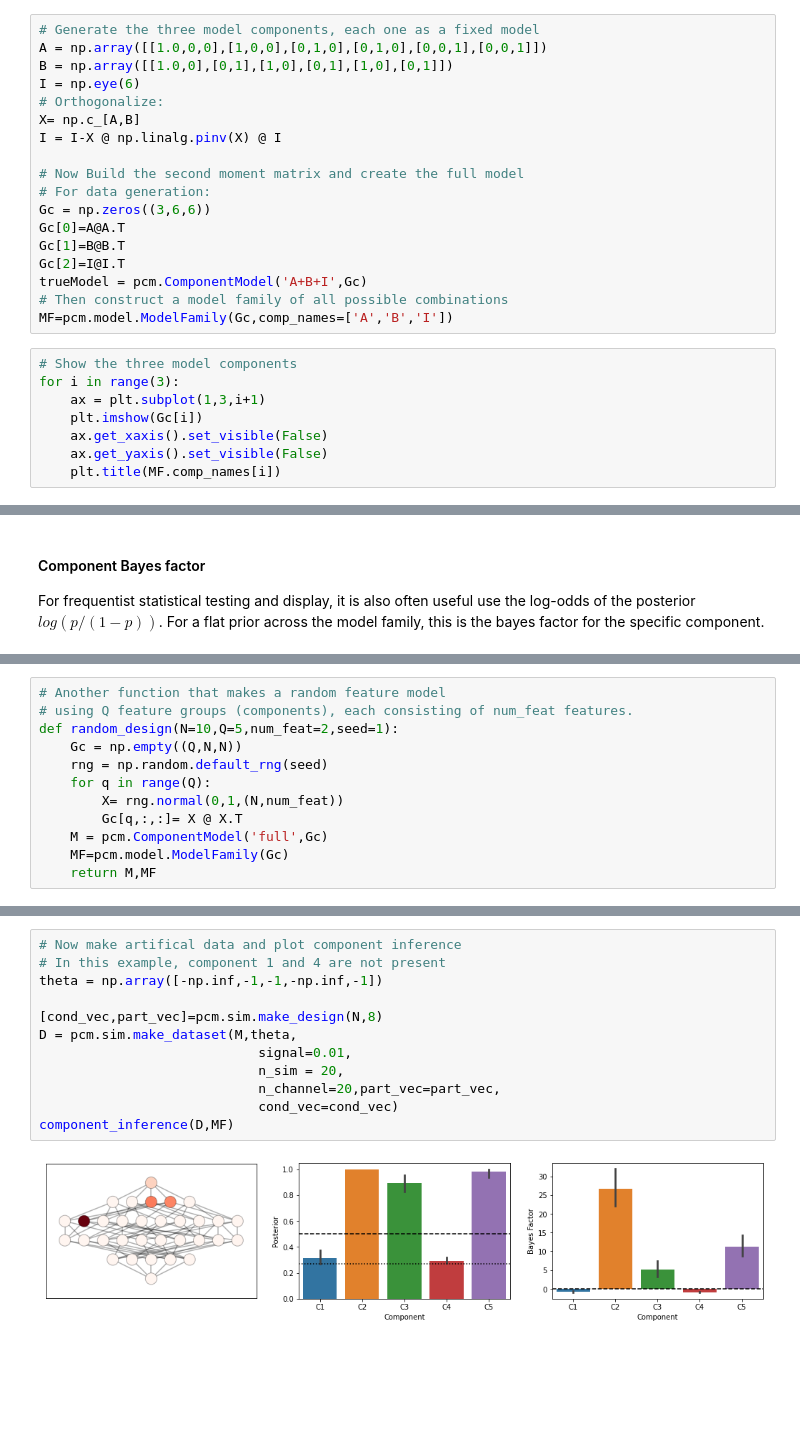
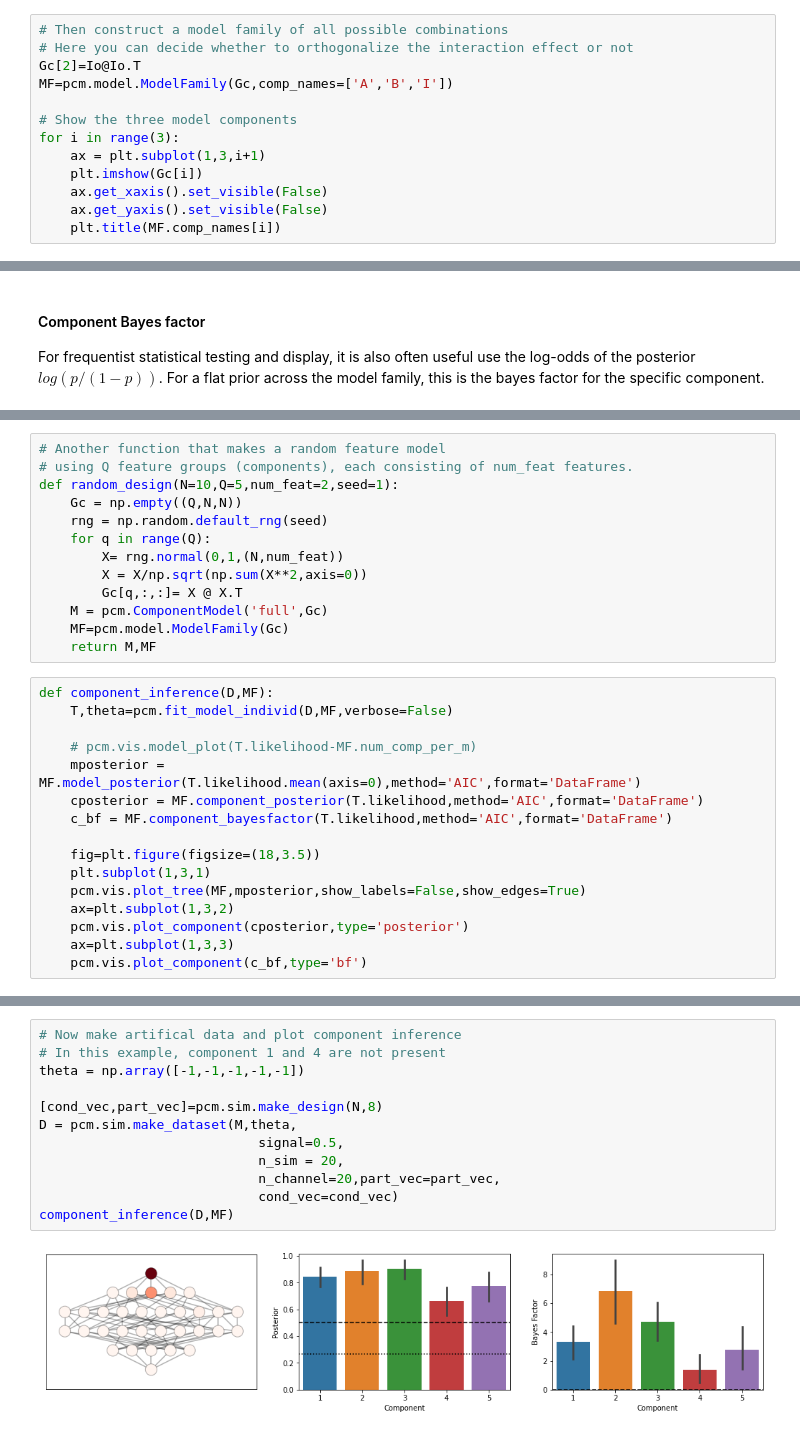
Before and after one commit to DiedrichsenLab/PcmPy, a Jupyter notebook: docs/demos/demo_modelfamily.ipynb, the cells around one changed output, grey strips where cells are left out. Drawn from its saved outputs; the diff is of its cells as text; blank space fills up the shorter version.

Commit message:
Model Family example

```diff
--- a/docs/demos/demo_modelfamily.ipynb
+++ b/docs/demos/demo_modelfamily.ipynb
@@ -14,24 +42,11 @@ This is a classical example of a fully crossed design with two factors (A and B)
 # %% [markdown]
 #### Building a model family
-# %%
-# Generate the three model components, each one as a fixed model
-A = np.array([[1.0,0,0],[1,0,0],[0,1,0],[0,1,0],[0,0,1],[0,0,1]])
-B = np.array([[1.0,0],[0,1],[1,0],[0,1],[1,0],[0,1]])
-I = np.eye(6)
-# Orthogonalize:
-X= np.c_[A,B]
-I = I-X @ np.linalg.pinv(X) @ I
-
-# Now Build the second moment matrix and create the full model
-# For data generation:
-Gc = np.zeros((3,6,6))
-Gc[0]=A@A.T
-Gc[1]=B@B.T
-Gc[2]=I@I.T
-trueModel = pcm.ComponentModel('A+B+I',Gc)
-# Then construct a model family of all possible combinations
-MF=pcm.model.ModelFamily(Gc,comp_names=['A','B','I'])
 # %%
+# Then construct a model family of all possible combinations
+# Here you can decide whether to orthogonalize the interaction effect or not
+Gc[2]=Io@Io.T
+MF=pcm.model.ModelFamily(Gc,comp_names=['A','B','I'])
+
 # Show the three model components
 for i in range(3):
     ax = plt.subplot(1,3,i+1)
@@ -130,7 +115,24 @@ def random_design(N=10,Q=5,num_feat=2,seed=1):
     rng = np.random.default_rng(seed)
     for q in range(Q):
         X= rng.normal(0,1,(N,num_feat))
+        X = X/np.sqrt(np.sum(X**2,axis=0))
         Gc[q,:,:]= X @ X.T
     M = pcm.ComponentModel('full',Gc)
     MF=pcm.model.ModelFamily(Gc)
     return M,MF
+# %%
+def component_inference(D,MF):
+    T,theta=pcm.fit_model_individ(D,MF,verbose=False)
+
+    # pcm.vis.model_plot(T.likelihood-MF.num_comp_per_m)
+    mposterior = MF.model_posterior(T.likelihood.mean(axis=0),method='AIC',format='DataFrame')
+    cposterior = MF.component_posterior(T.likelihood,method='AIC',format='DataFrame')
+    c_bf = MF.component_bayesfactor(T.likelihood,method='AIC',format='DataFrame')
+
+    fig=plt.figure(figsize=(18,3.5))
+    plt.subplot(1,3,1)
+    pcm.vis.plot_tree(MF,mposterior,show_labels=False,show_edges=True)
+    ax=plt.subplot(1,3,2)
+    pcm.vis.plot_component(cposterior,type='posterior')
+    ax=plt.subplot(1,3,3)
+    pcm.vis.plot_component(c_bf,type='bf')
@@ -150,14 +163,14 @@ In this example, component 2 is the most unique component in the set so it will
 # %%
 # Now make artifical data and plot component inference
 # In this example, component 1 and 4 are not present
-theta = np.array([-np.inf,-1,-1,-np.inf,-1])
+theta = np.array([-1,-1,-1,-1,-1])
 
 [cond_vec,part_vec]=pcm.sim.make_design(N,8)
 D = pcm.sim.make_dataset(M,theta,
-                            signal=0.01,
+                            signal=0.5,
                             n_sim = 20,
                             n_channel=20,part_vec=part_vec,
                             cond_vec=cond_vec)
 component_inference(D,MF)
 # %% [output]
-[figure, old version]
+[figure, new version]
```
Also changed, not shown: parts of 20 cells of this notebook, 1 other file.
